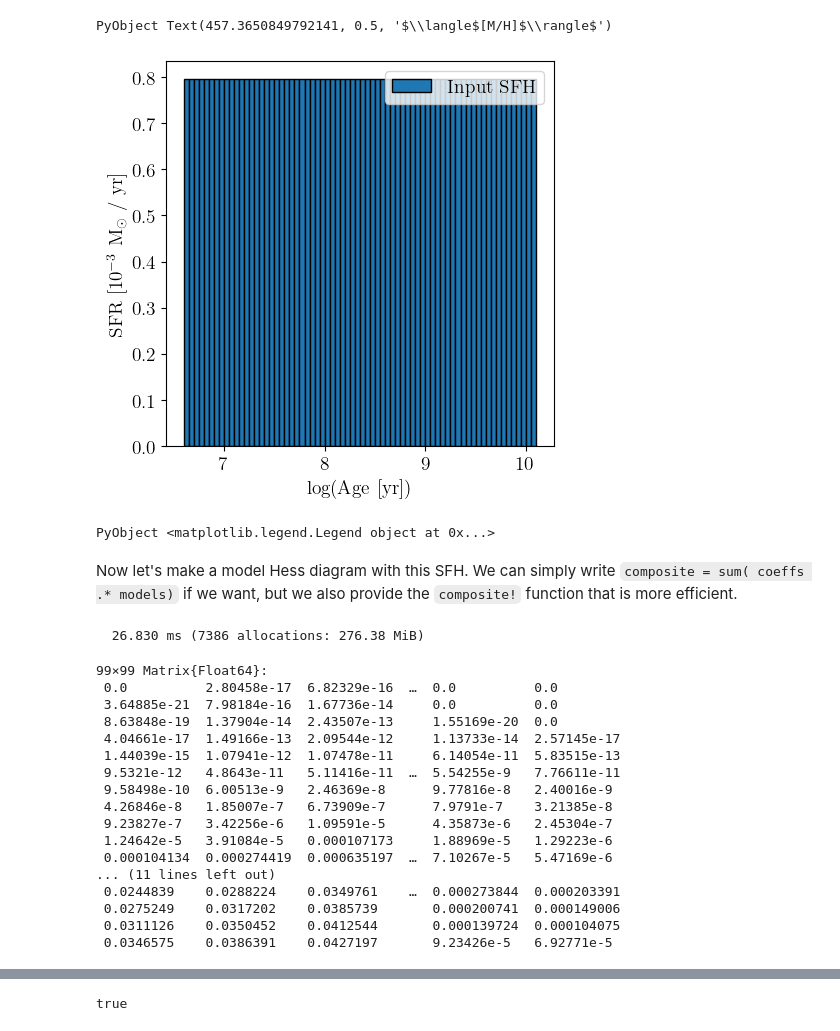
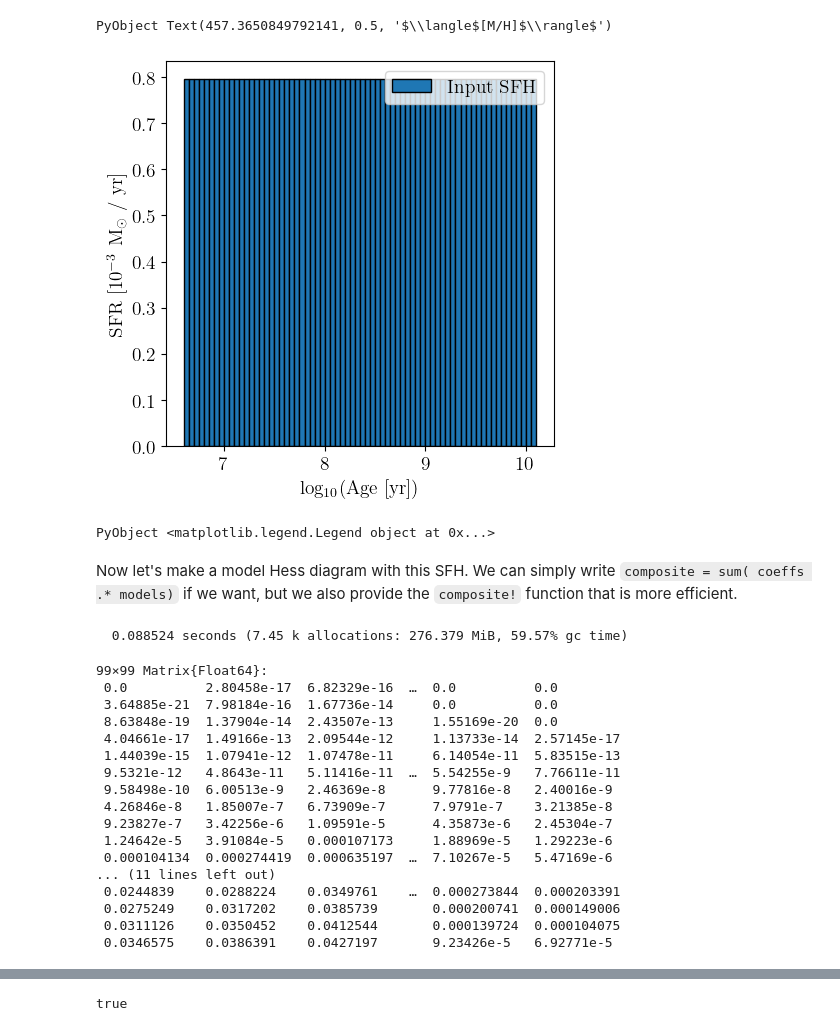
Before and after one commit to cgarling/StarFormationHistories.jl, a Jupyter notebook: examples/fitting1.ipynb, the cells around one changed output, grey strips where cells are left out. Cells and saved outputs as stored; diff of their text form; code cells hidden in the pictures.

```diff
--- a/examples/fitting1.ipynb
+++ b/examples/fitting1.ipynb
@@ -285,20 +290,19 @@ PyObject Text(457.3650849792141, 0.5, '$\\langle$[M/H]$\\rangle$')
 # %%
 fig,ax1 = plt.subplots()
 ax1.bar(unique_template_logAge[begin:end-1], sfr_arr[begin:end-1] .* 1e3; width=diff(unique_template_logAge), align="edge", label="Input SFH")
-ax1.set_xlabel("log(Age [yr])")
+ax1.set_xlabel(L"log$_{10}$(Age [yr])")
 ax1.set_ylabel(L"SFR [$10^{-3}$ M$_\odot$ / yr]")
 ax1.set_ylim([0.0, ax1.get_ylim()[2]])
 ax1.legend()
 # %% [output]
-[figure, old version]
+[figure, new version]
 PyObject <matplotlib.legend.Legend object at 0x...>
 # %% [markdown]
 Now let's make a model Hess diagram with this SFH. We can simply write `composite = sum( coeffs .* models)` if we want, but we also provide the `composite!` function that is more efficient.
 # %%
-import BenchmarkTools: @btime
-@btime model1 = sum( x0 .* templates)
+@time model1 = sum( x0 .* templates)
 # %% [output]
-  26.830 ms (7386 allocations: 276.38 MiB)
+  0.088524 seconds (7.45 k allocations: 276.379 MiB, 59.57% gc time)
 99×99 Matrix{Float64}:
  0.0          2.80458e-17  6.82329e-16  …  0.0          0.0
  3.64885e-21  7.98184e-16  1.67736e-14     0.0          0.0
```
Also changed, not shown: parts of 59 cells of this notebook, 1 other file.
